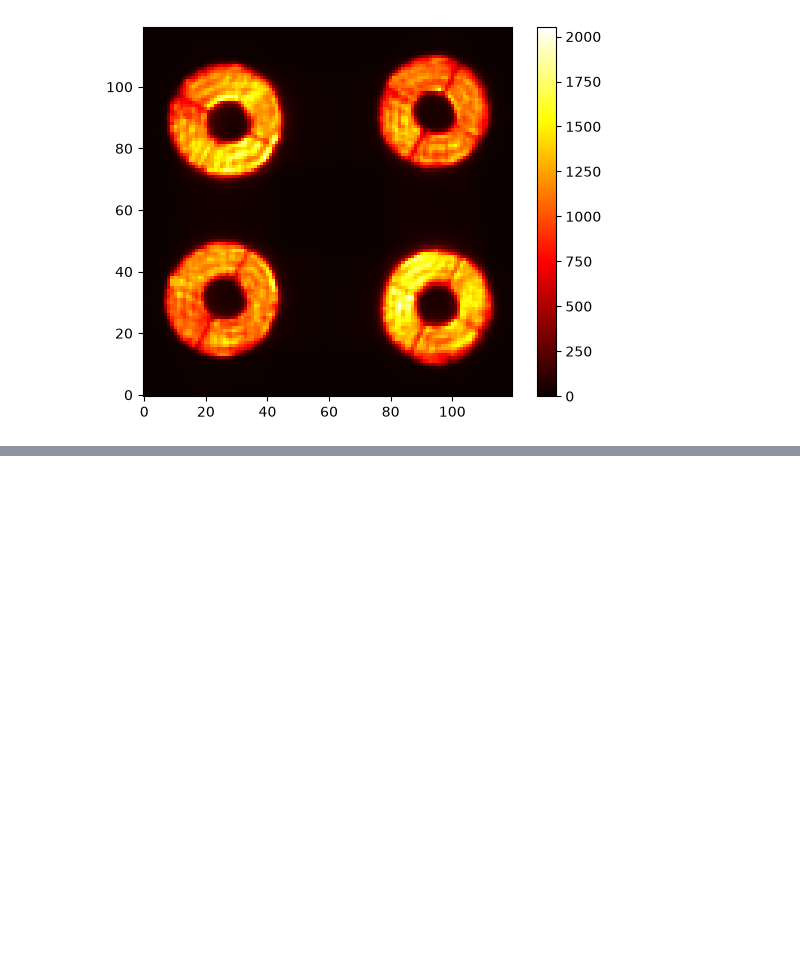
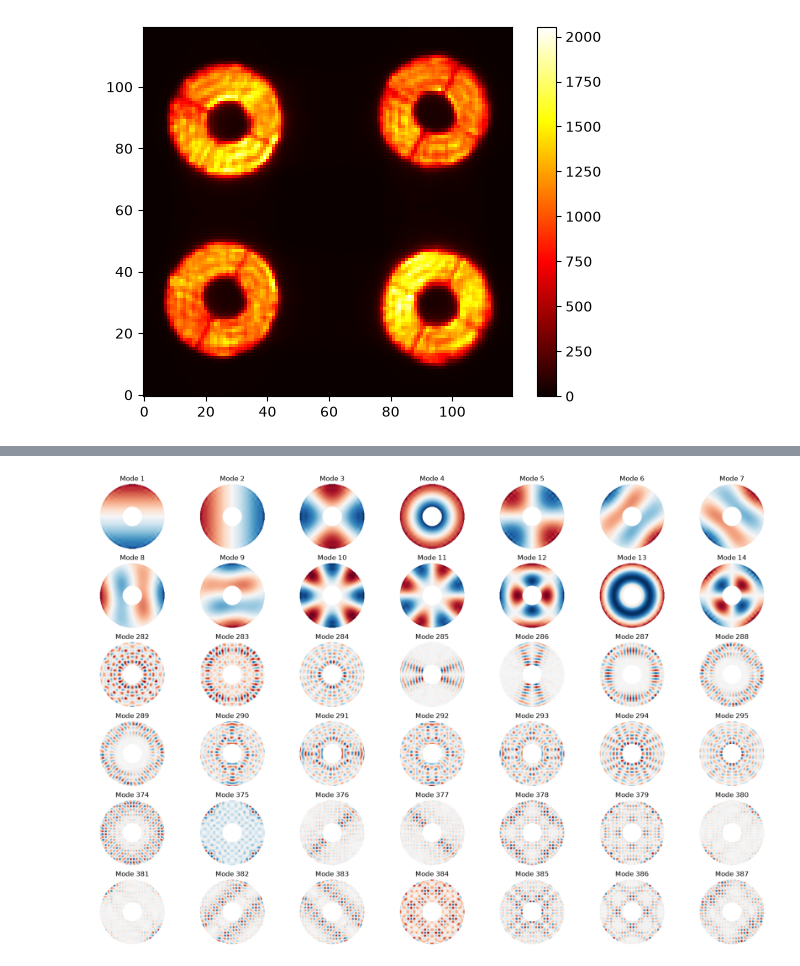
Before and after one commit to Menessao/SPECULA, a Jupyter notebook: config/EKARUS/ekarusSynIM.ipynb, the cells around one changed output, grey strips where cells are left out. Saved outputs shown, nothing was run; the diff lists cells and outputs as text; code cells hidden in the pictures; blank space fills up the shorter version.

```diff
--- a/config/EKARUS/ekarusSynIM.ipynb
+++ b/config/EKARUS/ekarusSynIM.ipynb
@@ -90,0 +101,42 @@ plt.colorbar()
+# %%
+m2c = np.load('/raid1/mmenessini/calibration/EKARUS/m2c/M2C_KL_OOPAO_central_obstruction.npy')
+iffs = fits.getdata('/raid1/mmenessini/calibration/EKARUS/ifunc/reordered_DM468_ifunc.fits')
+pupil_mask = (fits.getdata('/raid1/mmenessini/calibration/EKARUS/pupilstop/reordered_DM468_367pixels.fits')).astype(bool)
+# m2c = np.load('/raid1/mmenessini/calibration/EKARUS/m2c/M2C_KL_OOPAO_synthetic.npy')
+# iffs = fits.getdata('/raid1/mmenessini/calibration/EKARUS/ifunc/simul_DM468_ifunc.fits')
+# pupil_mask = (fits.getdata('/raid1/mmenessini/calibration/EKARUS/pupilstop/simul_DM468_160pixels.fits')).astype(bool)
+
+kl_basis = (iffs @ m2c).T
+max_modes = 42
+mode_display = np.zeros((max_modes, pupil_mask.shape[0], pupil_mask.shape[1]))
+idx_mask = np.where(pupil_mask)
+mode_ids = np.zeros(max_modes,dtype=int)
+
+for i in range(max_modes//3):
+    mode_img = np.zeros(pupil_mask.shape)
+    mode_ids[i] = i+1
+    mode_img[idx_mask] = kl_basis[i]
+    mode_display[i] = mode_img
+for i in range(max_modes//3,2*max_modes//3):
+    mode_img = np.zeros(pupil_mask.shape)
+    mode_ids[i] = kl_basis.shape[0]//1.5-max_modes+i
+    mode_img[idx_mask] = kl_basis[mode_ids[i]]
+    mode_display[i] = mode_img
+for i in range(2*max_modes//3,max_modes):
+    mode_img = np.zeros(pupil_mask.shape)
+    mode_ids[i] = kl_basis.shape[0]//1.2-max_modes+i
+    mode_img[idx_mask] = kl_basis[mode_ids[i]]
+    mode_display[i] = mode_img
+
+# Plot the reshaped modes
+n_rows = 6 #int(np.round(np.sqrt(max_modes)))
+n_cols = 7 #int(np.ceil(max_modes / n_rows))
+plt.figure(figsize=(18, 12))
+for i in range(max_modes):
+    plt.subplot(n_rows, n_cols, i+1)
+    plt.imshow(np.ma.masked_array(mode_display[i],mask=1-pupil_mask),origin='lower',cmap='RdBu')
+    plt.title(f'Mode {mode_ids[i]}')
+    plt.axis('off')
+plt.tight_layout()
+# %% [output]
+[figure, added]
```
Also changed, not shown: parts of 2 cells of this notebook, 3 other files.
